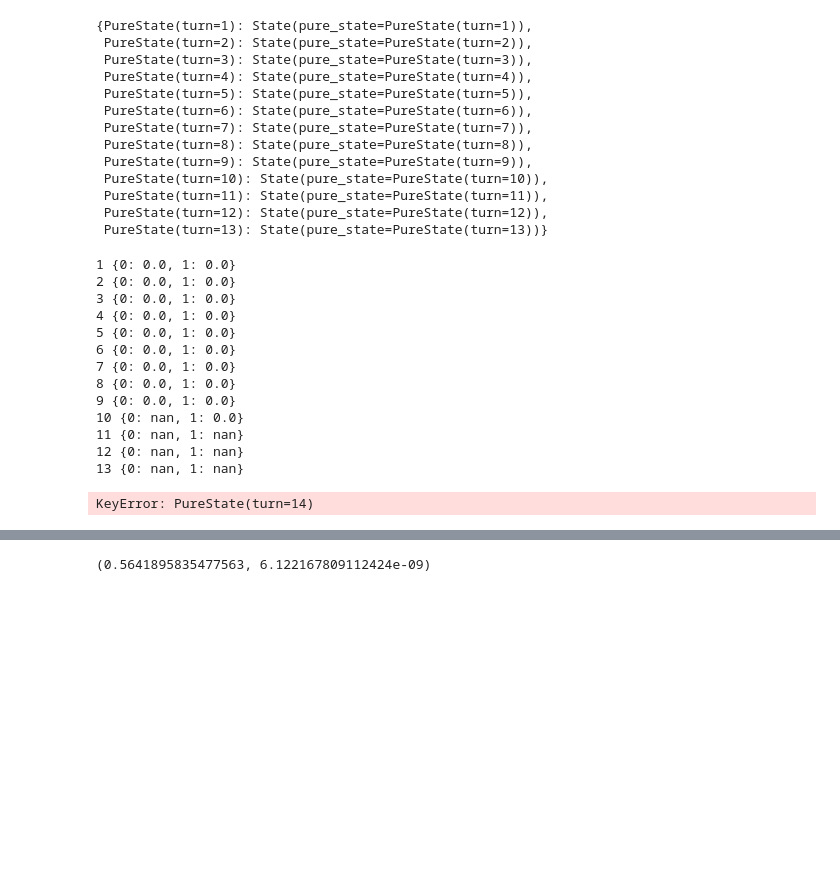
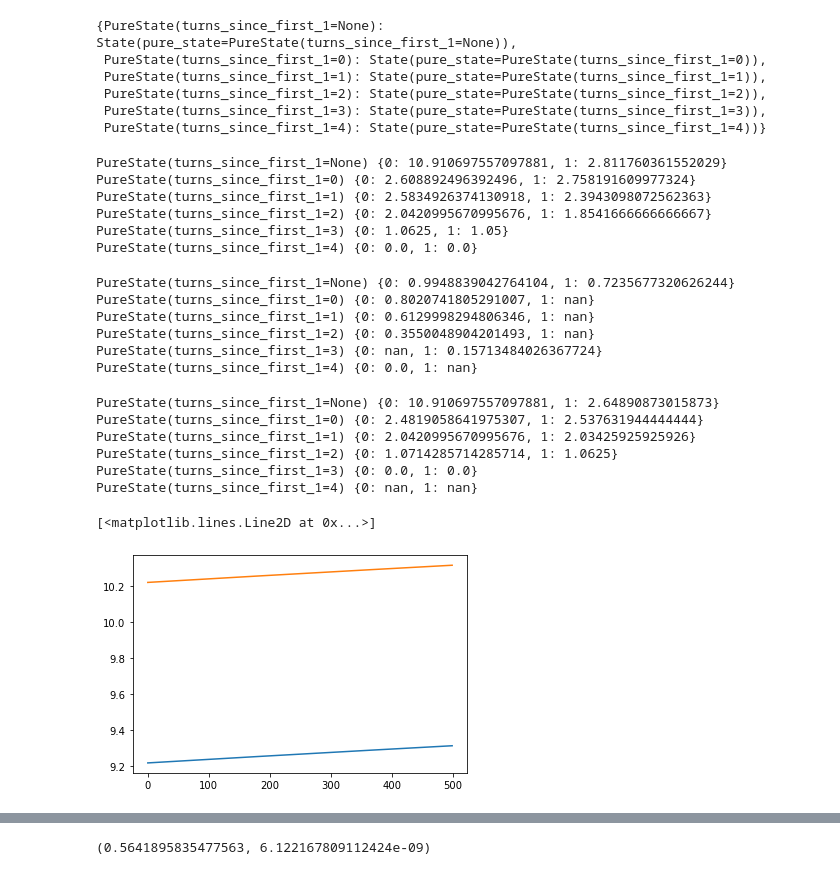
Before and after one commit to jackglawson/generic-q-learning, a Jupyter notebook: Untitled.ipynb, the cells around one changed output, grey strips where cells are left out. Saved outputs shown, nothing was run; the diff lists cells and outputs as text; code cells hidden in the pictures; blank space fills up the shorter version.

```diff
--- a/Untitled.ipynb
+++ b/Untitled.ipynb
@@ -5,11 +7,13 @@ from settings import learning_params, settings
 # %%
 strategy = Strategy(learning=True)
 # %%
+learning_params.num_epochs = 300
+
 def learn(strategy):
     for epoch in range(learning_params.num_epochs):
         game = Game(strategy)
         game.play()
-        if epoch % 1000 == 0:
+        if epoch % 100 == 0:
             print(epoch)
 
     return strategy
@@ -76,34 +88,45 @@ strategy.
 # %%
 strategy.states
 # %% [output]
-{PureState(turn=1): State(pure_state=PureState(turn=1)),
- PureState(turn=2): State(pure_state=PureState(turn=2)),
- PureState(turn=3): State(pure_state=PureState(turn=3)),
- PureState(turn=4): State(pure_state=PureState(turn=4)),
- PureState(turn=5): State(pure_state=PureState(turn=5)),
- PureState(turn=6): State(pure_state=PureState(turn=6)),
- PureState(turn=7): State(pure_state=PureState(turn=7)),
- PureState(turn=8): State(pure_state=PureState(turn=8)),
- PureState(turn=9): State(pure_state=PureState(turn=9)),
- PureState(turn=10): State(pure_state=PureState(turn=10)),
- PureState(turn=11): State(pure_state=PureState(turn=11)),
- PureState(turn=12): State(pure_state=PureState(turn=12)),
- PureState(turn=13): State(pure_state=PureState(turn=13))}
+{PureState(turns_since_first_1=None): State(pure_state=PureState(turns_since_first_1=None)),
+ PureState(turns_since_first_1=0): State(pure_state=PureState(turns_since_first_1=0)),
+ PureState(turns_since_first_1=1): State(pure_state=PureState(turns_since_first_1=1)),
+ PureState(turns_since_first_1=2): State(pure_state=PureState(turns_since_first_1=2)),
+ PureState(turns_since_first_1=3): State(pure_state=PureState(turns_since_first_1=3)),
+ PureState(turns_since_first_1=4): State(pure_state=PureState(turns_since_first_1=4))}
-# %%
-for i in range(1, 36):
-    print(i, strategy.states[PureState(i)].stdevs)
-# %% [output]
-1 {0: 0.0, 1: 0.0}
-2 {0: 0.0, 1: 0.0}
-3 {0: 0.0, 1: 0.0}
-4 {0: 0.0, 1: 0.0}
-5 {0: 0.0, 1: 0.0}
-6 {0: 0.0, 1: 0.0}
-7 {0: 0.0, 1: 0.0}
-8 {0: 0.0, 1: 0.0}
-9 {0: 0.0, 1: 0.0}
-10 {0: nan, 1: 0.0}
-11 {0: nan, 1: nan}
-12 {0: nan, 1: nan}
-13 {0: nan, 1: nan}
-KeyError: PureState(turn=14)
+# %%
+for key in strategy.states.keys():
+    print(key, strategy.states[key].actions)
+# %% [output]
+PureState(turns_since_first_1=None) {0: 10.910697557097881, 1: 2.811760361552029}
+PureState(turns_since_first_1=0) {0: 2.608892496392496, 1: 2.758191609977324}
+PureState(turns_since_first_1=1) {0: 2.5834926374130918, 1: 2.3943098072562363}
+PureState(turns_since_first_1=2) {0: 2.0420995670995676, 1: 1.8541666666666667}
+PureState(turns_since_first_1=3) {0: 1.0625, 1: 1.05}
+PureState(turns_since_first_1=4) {0: 0.0, 1: 0.0}
+# %%
+for key in strategy.states.keys():
+    print(key, strategy.states[key].stdevs)
+# %% [output]
+PureState(turns_since_first_1=None) {0: 0.9948839042764104, 1: 0.7235677320626244}
+PureState(turns_since_first_1=0) {0: 0.8020741805291007, 1: nan}
+PureState(turns_since_first_1=1) {0: 0.6129998294806346, 1: nan}
+PureState(turns_since_first_1=2) {0: 0.3550048904201493, 1: nan}
+PureState(turns_since_first_1=3) {0: nan, 1: 0.15713484026367724}
+PureState(turns_since_first_1=4) {0: 0.0, 1: nan}
+# %%
+for key in strategy.states.keys():
+    print(key, strategy.states[key].max_q_values_of_next_states)
+# %% [output]
+PureState(turns_since_first_1=None) {0: 10.910697557097881, 1: 2.64890873015873}
+PureState(turns_since_first_1=0) {0: 2.4819058641975307, 1: 2.537631944444444}
+PureState(turns_since_first_1=1) {0: 2.0420995670995676, 1: 2.03425925925926}
+PureState(turns_since_first_1=2) {0: 1.0714285714285714, 1: 1.0625}
+PureState(turns_since_first_1=3) {0: 0.0, 1: 0.0}
+PureState(turns_since_first_1=4) {0: nan, 1: nan}
+# %%
+plt.plot([hist['q_value'] for hist in strategy.states[PureState(None)].history if hist['action']==0][5000:5500])
+plt.plot([hist['learned_value'] for hist in strategy.states[PureState(None)].history if hist['action']==0][5000:5500])
+# %% [output]
+[<matplotlib.lines.Line2D at 0x...>]
+[figure, added]
```
Also changed, not shown: parts of 8 cells of this notebook, 5 other files.
